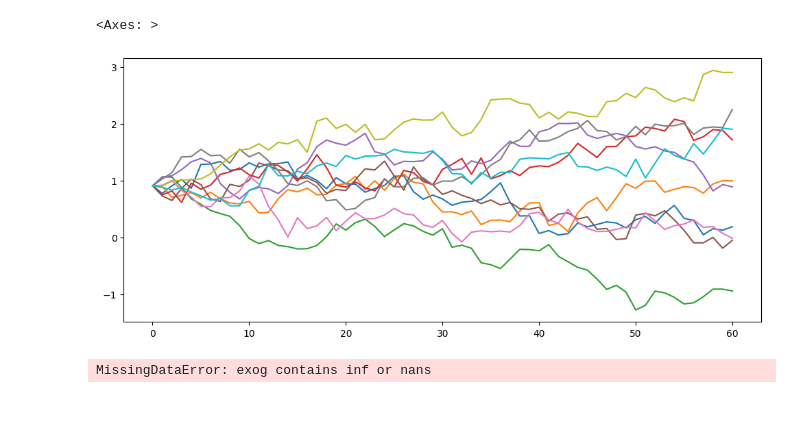
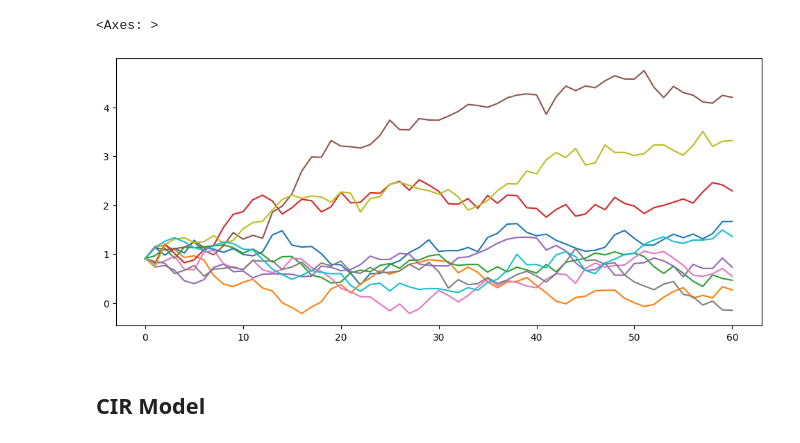
Before and after one commit to weiyuanoh/FYP, a Jupyter notebook: HE3004.ipynb, the cells around one changed output. Drawn from its saved outputs; the diff is of its cells as text; code cells hidden in the pictures; blank space fills up the shorter version.

```diff
--- a/HE3004.ipynb
+++ b/HE3004.ipynb
@@ -10,7 +10,7 @@ euro_interst = pd.read_csv('INTDSREZM193N.csv', index_col = 0)
 
 fed_interest.index = pd.to_datetime(fed_interest.index, format = "%Y-%m-%d")
 
-fed_interest['FED FUNDS PCT CHANGE'] = fed_interest['FEDFUNDS'].pct_change()
+fed_interest['FED FUNDS PCT CHANGE'] = fed_interest['FEDFUNDS'].diff()
 fed_interest['Intercept'] = 1
 
 euro_interst['EURO PCT CHANGE'] = euro_interst['INTDSREZM193N'].pct_change()
@@ -104,32 +104,32 @@ def Vasicek(n_years=5, n_scenarios=100, sigma=sigma, steps_per_year=12, s_0=0.91
     :param steps_per_year: granularity of the simulation
     :param s_0: initial value
     :return: a numpy array of n_scenarios columns and n_years*steps_per_year rows
     """
     # Derive per-step Model Parameters from User Specifications
     dt = 1 / steps_per_year
     n_steps = int(n_years * steps_per_year) + 1
     xi = np.random.normal(loc=0, scale=1, size=(n_steps, n_scenarios))
 
     # Initialize the interest rate array
     rt = np.zeros((n_steps, n_scenarios))
     rt[0] = s_0
 
     # Generate the interest rate path
     for t in range(1, n_steps):
         rt_t_minus_1 = rt[t-1]
-        mu = 0.0139 - (-0.0053* rt_t_minus_1)
+        mu = -0.0046 - (-0.0063* rt_t_minus_1)
         change = mu * dt + sigma  * xi[t]
         rt[t] = rt_t_minus_1 + change
 
     # Convert to DataFrame if needed
     if prices:
         rt = pd.DataFrame(rt)
 
     return rt
 
 
 
 Vasicek(n_years=5, n_scenarios=10, sigma = 0.15, s_0 = 0.91, prices=True).plot(figsize = (12,5), legend = False)
 # %% [output]
 <Axes: >
-[figure, old version]
+[figure, new version]
@@ -143,6 +136,2 @@ independent_euro = independent_euro[['EURO PCT CHANGE']]
-# %%
-results_euro = sm.regression.linear_model.OLS(dependent_euro, independent_euro)
-results_euro = results_euro.fit()
-results_euro.summary()
-# %% [output]
-MissingDataError: exog contains inf or nans
+# %% [markdown]
+## CIR Model
```
Also changed, not shown: parts of 5 cells of this notebook.
